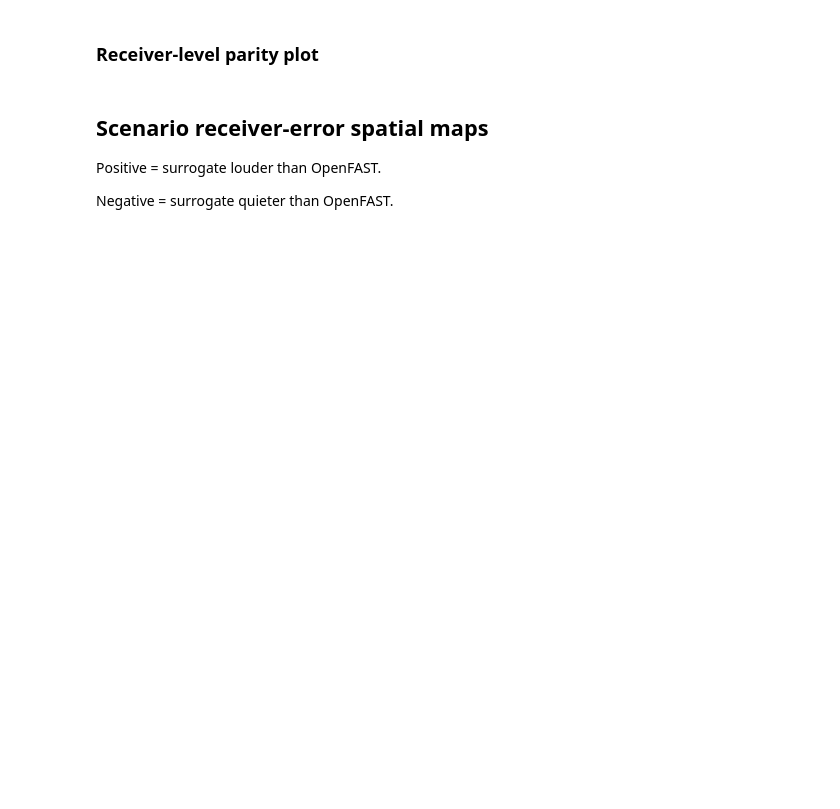
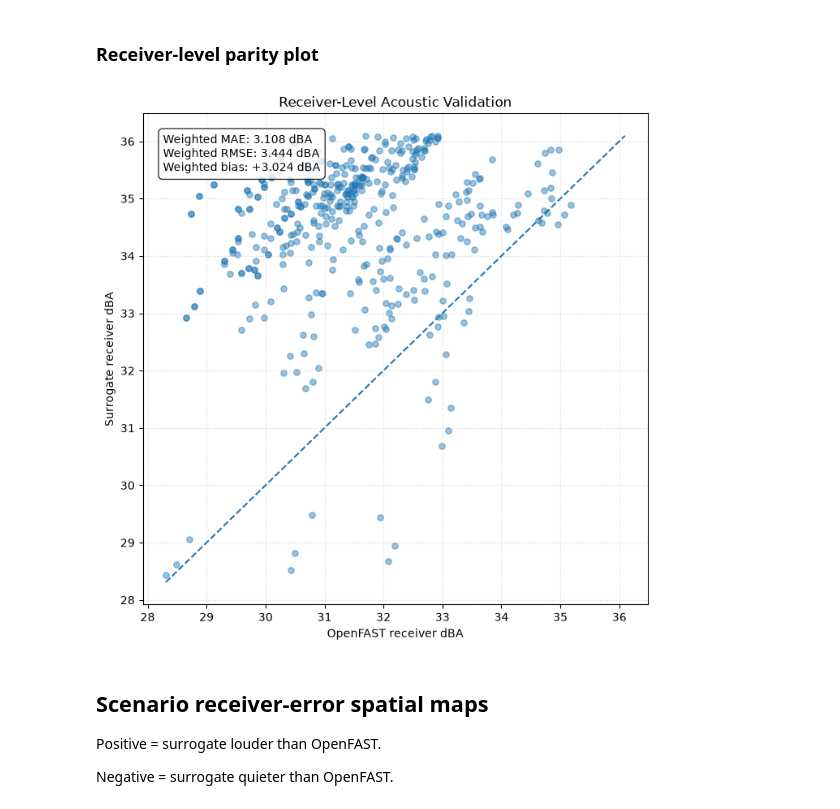
Before and after one commit to python9160/wind-farm-aeroacoustic-optimization, a Jupyter notebook: GA_with_OpenFAST_validation.ipynb, the cells around one changed output. Saved outputs shown, nothing was run; the diff lists cells and outputs as text; code cells hidden in the pictures; blank space fills up the shorter version.

```diff
--- a/GA_with_OpenFAST_validation.ipynb
+++ b/GA_with_OpenFAST_validation.ipynb
@@ -2579,31 +3333,40 @@ ax.set_title("Receiver-Level Acoustic Validation")
 ax.grid(
     True,
     linestyle=":",
     alpha=0.5,
 )
 
 summary_text = (
     f"Weighted MAE: "
     f"{weighted_receiver_mae:.3f} dBA\n"
     f"Weighted RMSE: "
     f"{weighted_receiver_rmse:.3f} dBA\n"
     f"Weighted bias: "
     f"{weighted_receiver_bias:+.3f} dBA"
 )
 
 ax.text(
     0.04,
     0.96,
     summary_text,
     transform=(ax.transAxes),
     va="top",
     bbox={
         "boxstyle": ("round,pad=0.4"),
         "facecolor": "white",
         "alpha": 0.8,
     },
 )
 
 plt.tight_layout()
+
+fig.savefig(
+    VALIDATION_FIGURE_DIR / "receiver_level_parity.png",
+    dpi=300,
+    bbox_inches="tight",
+)
+
 plt.show()
+# %% [output]
+[figure, added]
 # %% [markdown]
```
Also changed, not shown: parts of 24 cells of this notebook, 28 other files.
